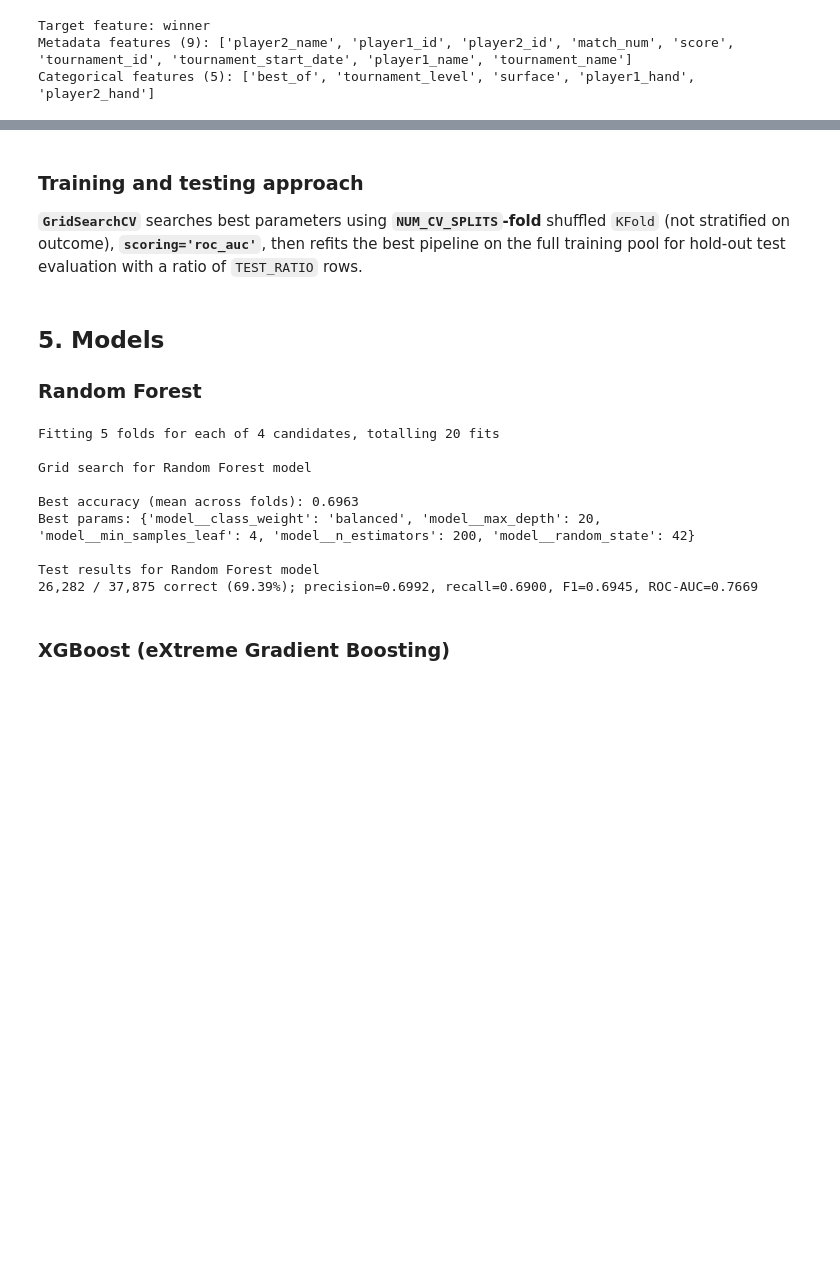
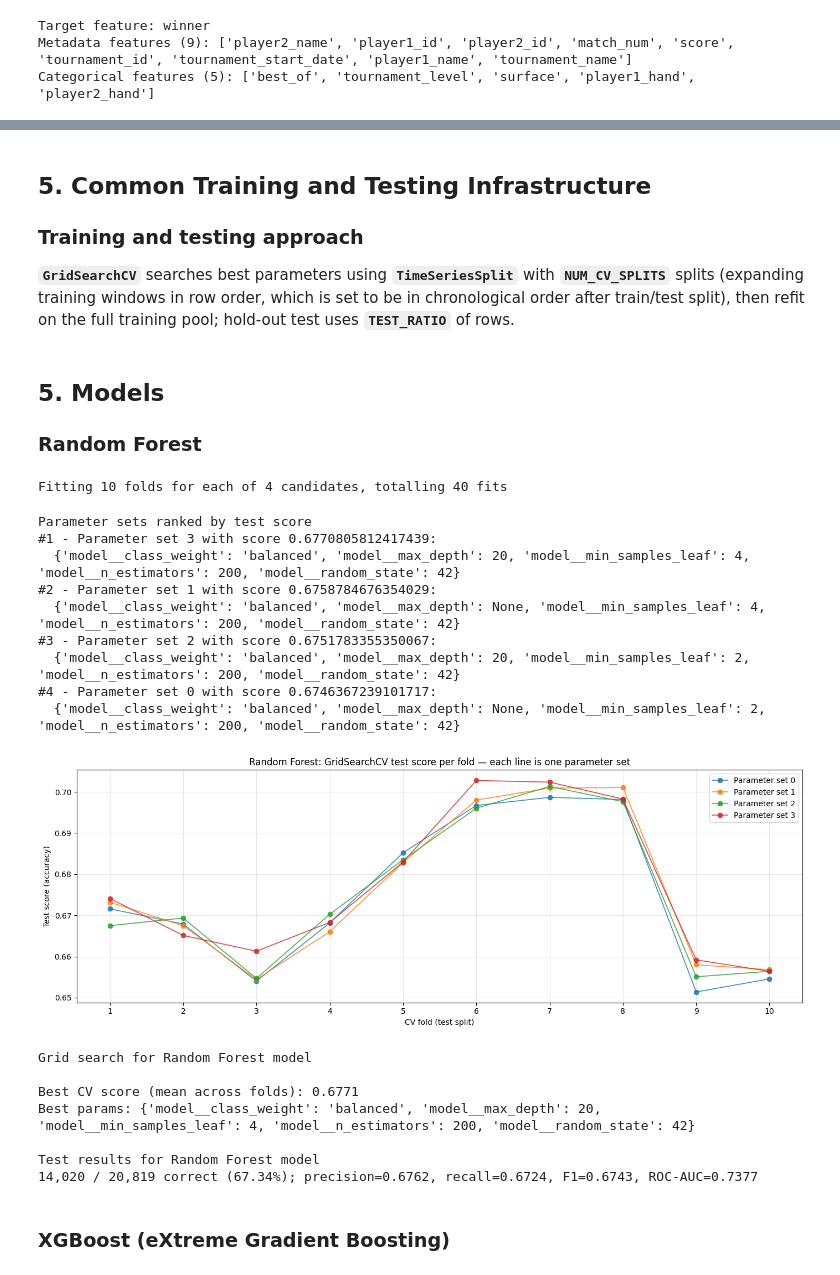
Before and after one commit to scarvalhojr/tennispredictor, a Jupyter notebook: notebook/tennispredictor.ipynb, the cells around one changed output, grey strips where cells are left out. Saved outputs shown, nothing was run; the diff lists cells and outputs as text; code cells hidden in the pictures; blank space fills up the shorter version.

```diff
--- a/notebook/tennispredictor.ipynb
+++ b/notebook/tennispredictor.ipynb
@@ -337,10 +425,12 @@ Train pool: 151,498 (80%), Hold-out test: 37,875 (20%)
 # %% [markdown]
+## 5. Common Training and Testing Infrastructure
+
 ### Training and testing approach
 
-**`GridSearchCV`** searches best parameters using **`NUM_CV_SPLITS`-fold** shuffled `KFold` (not stratified on outcome), **`scoring='roc_auc'`**, then refits the best pipeline on the full training pool for hold-out test evaluation with a ratio of `TEST_RATIO` rows.
+**`GridSearchCV`** searches best parameters using **`TimeSeriesSplit`** with **`NUM_CV_SPLITS`** splits (expanding training windows in row order, which is set to be in chronological order after train/test split), then refit on the full training pool; hold-out test uses **`TEST_RATIO`** of rows.
 # %%
 def train_model(model_name, estimator, param_grid):
-    cv = KFold(n_splits=NUM_CV_SPLITS, shuffle=True, random_state=RANDOM_STATE)
+    cv = TimeSeriesSplit(n_splits=NUM_CV_SPLITS)
     grid_search = GridSearchCV(
         estimator=estimator,
         param_grid=param_grid,
@@ -352,11 +442,46 @@ def train_model(model_name, estimator, param_grid):
     )
     grid_search.fit(X_train, y_train)
 
+    cv_res = grid_search.cv_results_
+    n_candidates = len(cv_res["params"])
+    fold_x = np.arange(1, NUM_CV_SPLITS + 1)
+
+    fig, ax = plt.subplots(figsize=(14, 6))
+    for i in range(n_candidates):
+        ys = [cv_res[f"split{j}_test_score"][i] for j in range(NUM_CV_SPLITS)]
+        ax.plot(
+            fold_x,
+            ys,
+            marker="o",
+            linewidth=1.2,
+            alpha=0.85,
+            label=f"Parameter set {i}",
+        )
+
+    print("\nParameter sets ranked by test score")
+    for pos, rank in sorted(enumerate(cv_res["rank_test_score"]), key=lambda x: x[1]):
+        params = cv_res["params"][pos]
+        score = cv_res["mean_test_score"][pos]
+        print(f"#{rank} - Parameter set {pos} with score {score}:\n  {params}")
+
+    ax.set_xlabel("CV fold (test split)")
+    ax.set_ylabel(f"Test score ({grid_search.scoring})")
+    ax.set_title(
+        f"{model_name}: GridSearchCV test score per fold — each line is one parameter set"
+    )
+    ax.set_xticks(fold_x)
+    ax.grid(True, alpha=0.3)
+    ax.legend(loc="best")
+    ncol = min(max(n_candidates, 1), 4)
+
+    fig.tight_layout(rect=[0, 0.12 + 0.02 * int(np.ceil(n_candidates / ncol)), 1, 1])
+    plt.show()
+
     print(f"\nGrid search for {model_name} model")
-    print(f"\nBest accuracy (mean across folds): {grid_search.best_score_:.4f}")
+    print(f"\nBest CV score (mean across folds): {grid_search.best_score_:.4f}")
     print(f"Best params: {grid_search.best_params_}")
 
-    return grid_search.best_estimator_
+    return grid_search.best_estimator_, grid_search.cv_results_
 
 def test_model(model_name, model):
     pred = model.predict(X_test)
@@ -378,7 +503,7 @@ def test_model(model_name, model):
     )
 
 def train_and_test_model(model_name, estimator, param_grid):
-    model = train_model(model_name, estimator, param_grid)
+    model, _ = train_model(model_name, estimator, param_grid)
     test_model(model_name, model)
     return model
 # %% [markdown]
@@ -404,43 +529,52 @@ _transformers.append(("num", SimpleImputer(strategy="median"), numeric_features)
 if categorical_features:
     _transformers.append(
         (
             "cat",
             Pipeline(
                 steps=[
-                    ("impute", SimpleImputer(strategy="most_frequent")),
+                    # ("impute", SimpleImputer(strategy="most_frequent")),
                     (
                         "onehot",
                         OneHotEncoder(handle_unknown="ignore", sparse_output=False),
                     ),
                 ]
             ),
             categorical_features,
         )
     )
 
 preprocessor = ColumnTransformer(transformers=_transformers)
 
 rf_pipeline = Pipeline(
     steps=[
         ("prep", preprocessor),
         (
             "model",
             RandomForestClassifier(),
         ),
     ]
 )
 
 random_forest = train_and_test_model(RF_MODEL_NAME, rf_pipeline, RF_PARAM_GRID)
 # %% [output]
-Fitting 5 folds for each of 4 candidates, totalling 20 fits
-
-Grid search for Random Forest model
-
-Best accuracy (mean across folds): 0.6963
-Best params: {'model__class_weight': 'balanced', 'model__max_depth': 20, 'model__min_samples_leaf': 4, 'model__n_estimators': 200, 'model__random_state': 42}
-
-Test results for Random Forest model
-26,282 / 37,875 correct (69.39%); precision=0.6992, recall=0.6900, F1=0.6945, ROC-AUC=0.7669
+Fitting 10 folds for each of 4 candidates, totalling 40 fits
+Parameter sets ranked by test score
+#1 - Parameter set 3 with score 0.6770805812417439:
+  {'model__class_weight': 'balanced', 'model__max_depth': 20, 'model__min_samples_leaf': 4, 'model__n_estimators': 200, 'model__random_state': 42}
+#2 - Parameter set 1 with score 0.6758784676354029:
+  {'model__class_weight': 'balanced', 'model__max_depth': None, 'model__min_samples_leaf': 4, 'model__n_estimators': 200, 'model__random_state': 42}
+#3 - Parameter set 2 with score 0.6751783355350067:
+  {'model__class_weight': 'balanced', 'model__max_depth': 20, 'model__min_samples_leaf': 2, 'model__n_estimators': 200, 'model__random_state': 42}
+#4 - Parameter set 0 with score 0.6746367239101717:
+  {'model__class_weight': 'balanced', 'model__max_depth': None, 'model__min_samples_leaf': 2, 'model__n_estimators': 200, 'model__random_state': 42}
+[figure, added]
+Grid search for Random Forest model
+
+Best CV score (mean across folds): 0.6771
+Best params: {'model__class_weight': 'balanced', 'model__max_depth': 20, 'model__min_samples_leaf': 4, 'model__n_estimators': 200, 'model__random_state': 42}
+
+Test results for Random Forest model
+14,020 / 20,819 correct (67.34%); precision=0.6762, recall=0.6724, F1=0.6743, ROC-AUC=0.7377
 # %% [markdown]
 ### XGBoost (eXtreme Gradient Boosting)
 # %%
```
Also changed, not shown: parts of 11 cells of this notebook.
